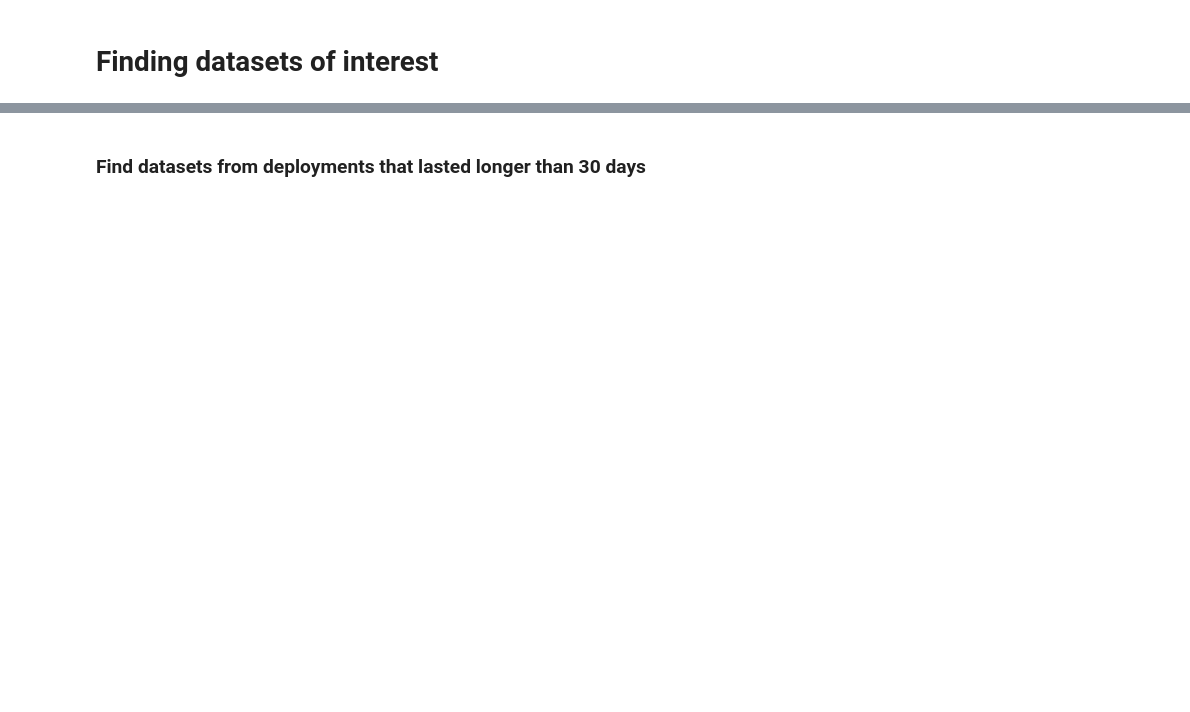
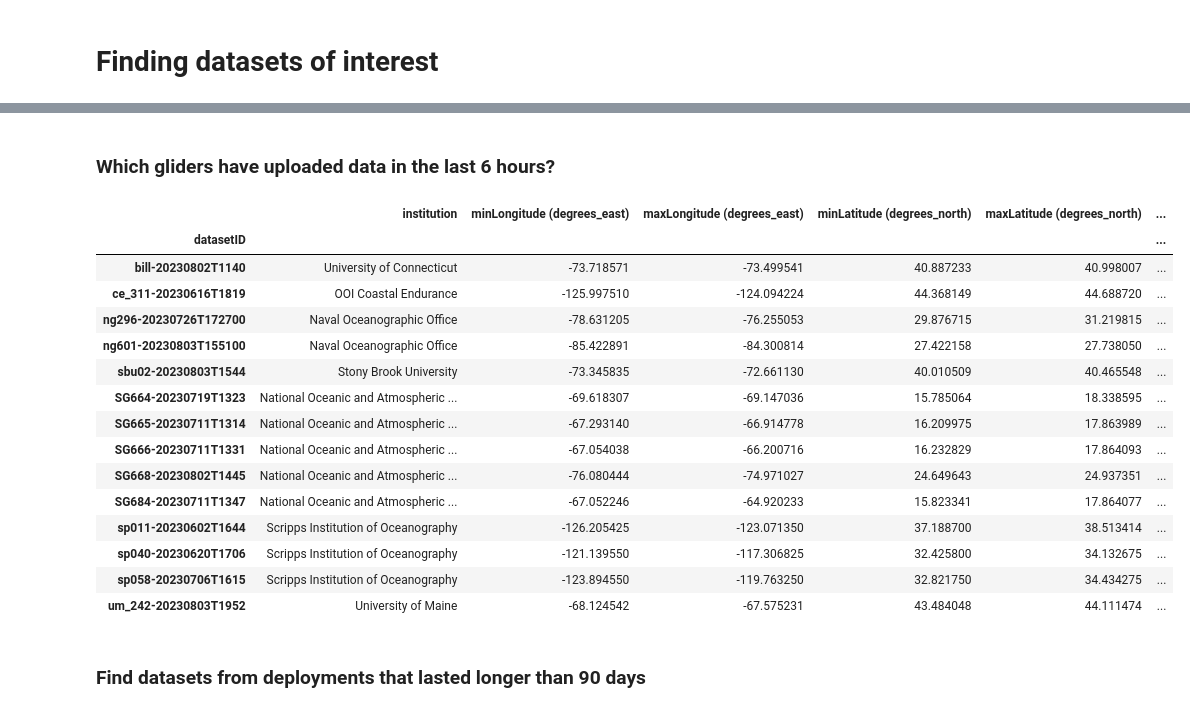
Before and after one commit to voto-ocean-knowledge/goos-erddap-demo, a Jupyter notebook: 01_search_and_filter.ipynb, the cells around one changed output, grey strips where cells are left out. Cells and saved outputs as stored; diff of their text form; code cells hidden in the pictures; blank space fills up the shorter version.

```diff
--- a/01_search_and_filter.ipynb
+++ b/01_search_and_filter.ipynb
@@ -115,3 +95,24 @@ df_datasets
+# %% [markdown]
+### Which gliders have uploaded data in the last 6 hours?
+# %%
+df_datasets[ np.datetime64('now') - df_datasets.maxTime < datetime.timedelta(hours=6)]
+# %% [output]
+|  | institution | minLongitude (degrees_east) | maxLongitude (degrees_east) | minLatitude (degrees_north) | maxLatitude (degrees_north) | ... |
+| datasetID |  |  |  |  |  | ... |
+| bill-20230802T1140 | University of Connecticut | -73.718571 | -73.499541 | 40.887233 | 40.998007 | ... |
+| ce_311-20230616T1819 | OOI Coastal Endurance | -125.997510 | -124.094224 | 44.368149 | 44.688720 | ... |
+| ng296-20230726T172700 | Naval Oceanographic Office | -78.631205 | -76.255053 | 29.876715 | 31.219815 | ... |
+| ng601-20230803T155100 | Naval Oceanographic Office | -85.422891 | -84.300814 | 27.422158 | 27.738050 | ... |
+| sbu02-20230803T1544 | Stony Brook University | -73.345835 | -72.661130 | 40.010509 | 40.465548 | ... |
+| SG664-20230719T1323 | National Oceanic and Atmospheric ... | -69.618307 | -69.147036 | 15.785064 | 18.338595 | ... |
+| SG665-20230711T1314 | National Oceanic and Atmospheric ... | -67.293140 | -66.914778 | 16.209975 | 17.863989 | ... |
+| SG666-20230711T1331 | National Oceanic and Atmospheric ... | -67.054038 | -66.200716 | 16.232829 | 17.864093 | ... |
+| SG668-20230802T1445 | National Oceanic and Atmospheric ... | -76.080444 | -74.971027 | 24.649643 | 24.937351 | ... |
+| SG684-20230711T1347 | National Oceanic and Atmospheric ... | -67.052246 | -64.920233 | 15.823341 | 17.864077 | ... |
+| sp011-20230602T1644 | Scripps Institution of Oceanography | -126.205425 | -123.071350 | 37.188700 | 38.513414 | ... |
+| sp040-20230620T1706 | Scripps Institution of Oceanography | -121.139550 | -117.306825 | 32.425800 | 34.132675 | ... |
+| sp058-20230706T1615 | Scripps Institution of Oceanography | -123.894550 | -119.763250 | 32.821750 | 34.434275 | ... |
+| um_242-20230803T1952 | University of Maine | -68.124542 | -67.575231 | 43.484048 | 44.111474 | ... |
 # %% [markdown]
-### Find datasets from deployments that lasted longer than 30 days
+### Find datasets from deployments that lasted longer than 90 days
 # %%
```
Also changed, not shown: parts of 14 cells of this notebook.
